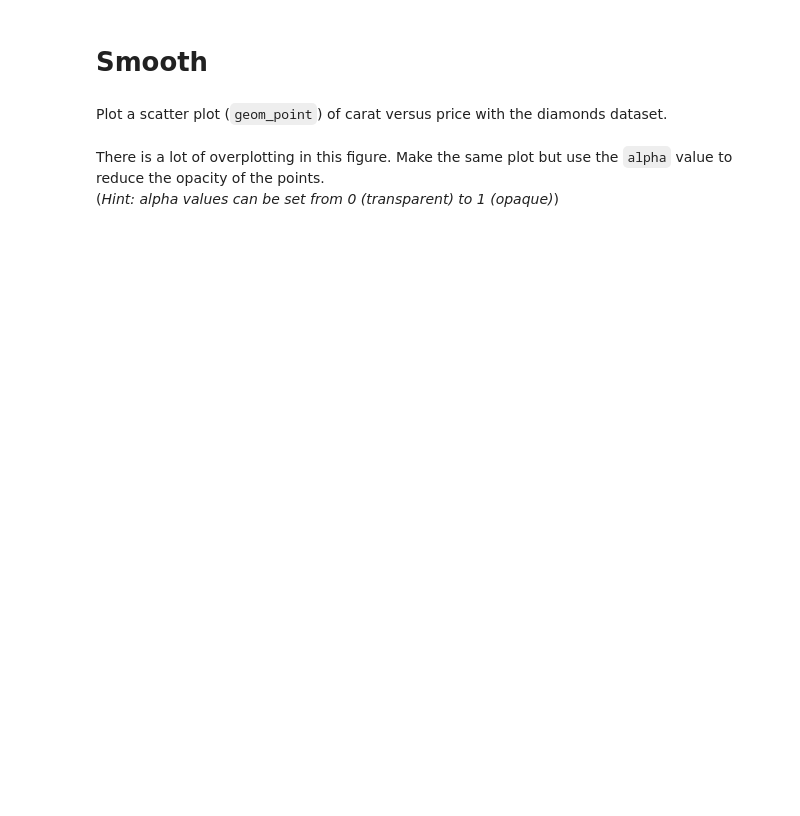
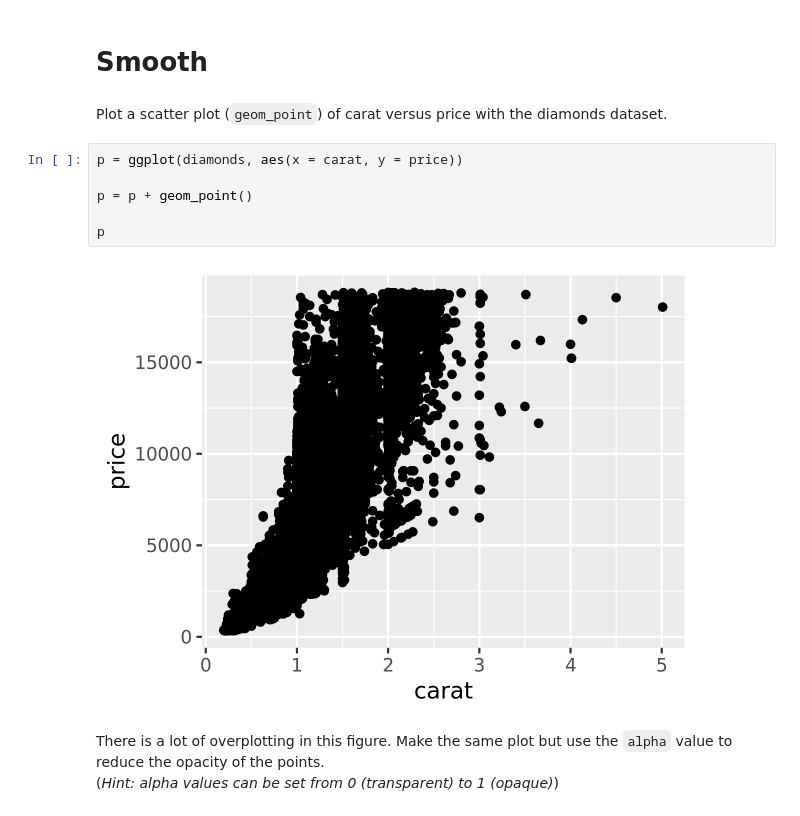
Before and after one commit to mclee9/BIOS-512, a Jupyter notebook: 05_00_geom_practice.ipynb, the cells around one changed output. Saved outputs shown, nothing was run; the diff lists cells and outputs as text; blank space fills up the shorter version.

```diff
--- a/05_00_geom_practice.ipynb
+++ b/05_00_geom_practice.ipynb
@@ -118,6 +134,14 @@ Plot month versus number of flights grouped according to carrier.
 # Smooth
 # %% [markdown]
 Plot a scatter plot (`geom_point`) of carat versus price with the diamonds dataset.
+# %%
+p = ggplot(diamonds, aes(x = carat, y = price))
+
+p = p + geom_point()
+
+p
+# %% [output]
+[figure, added]
 # %% [markdown]
 There is a lot of overplotting in this figure. Make the same plot but use the `alpha` value to reduce
 the opacity of the points.
```
Also changed, not shown: parts of 8 cells of this notebook, 2 other files.
